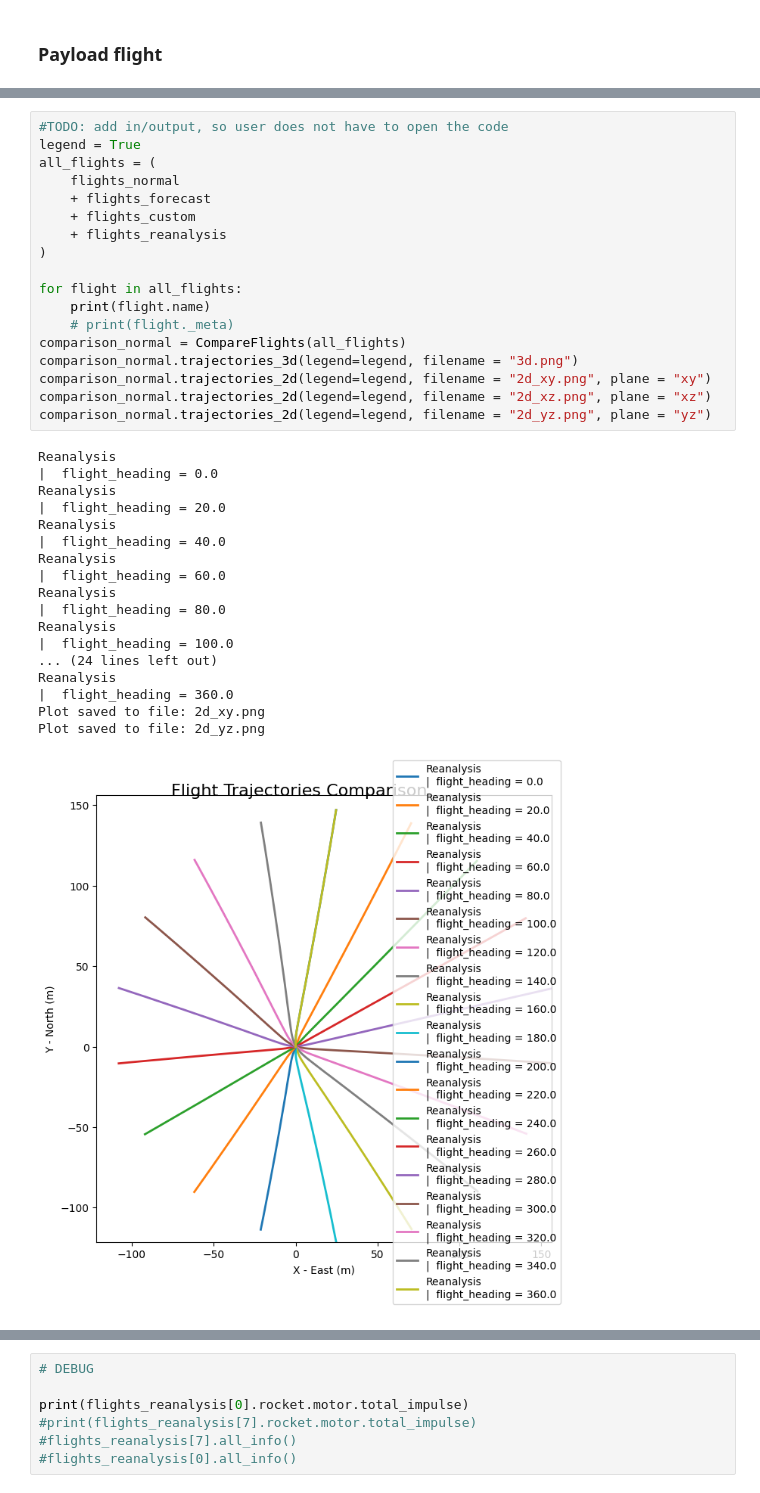
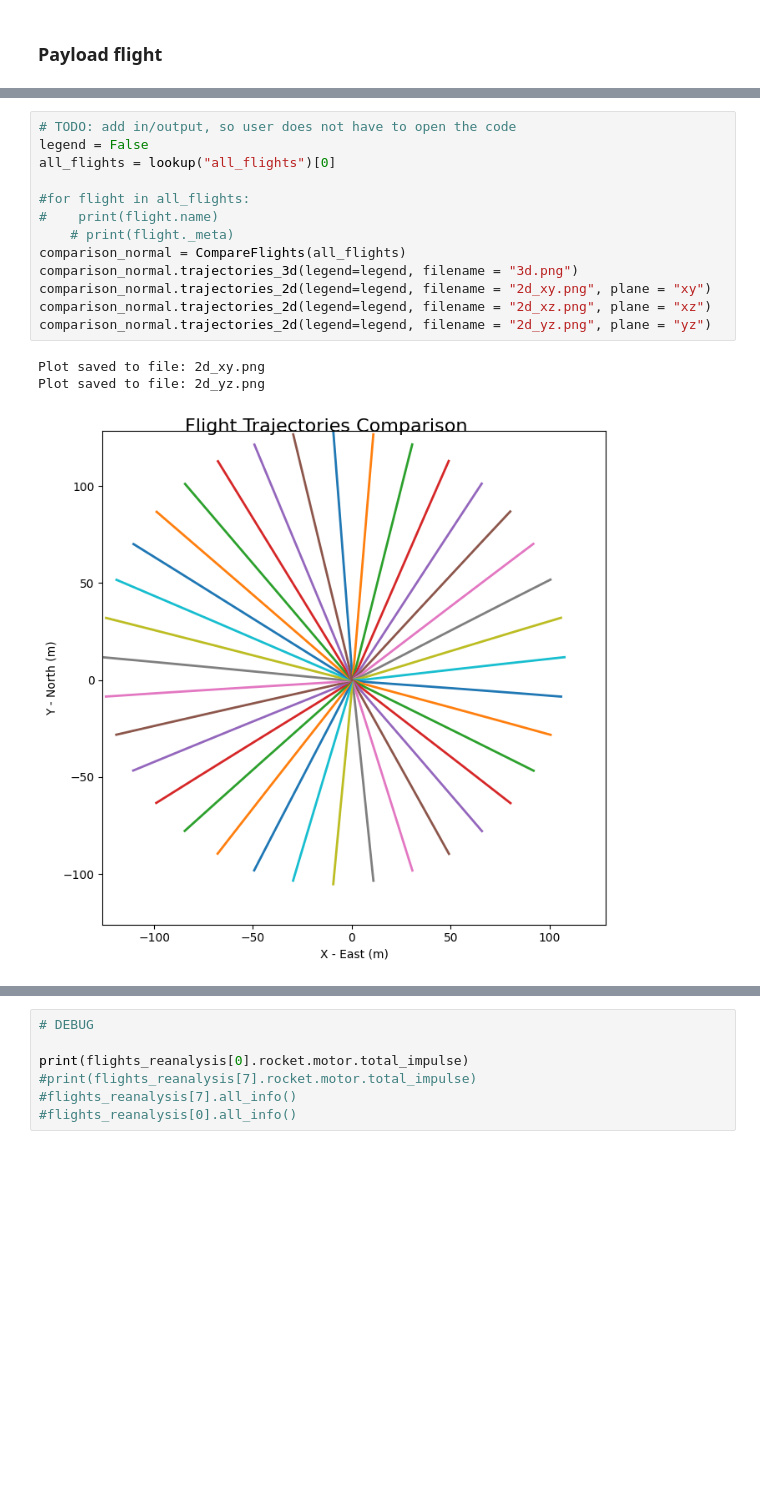
Before and after one commit to SpaceTeam/Lamarr_Flight_Simulation_RocketPy, a Jupyter notebook: Team26_RocketPy_v1_0_0.ipynb, the cells around one changed output, grey strips where cells are left out. Cells and saved outputs as stored; diff of their text form; blank space fills up the shorter version.

Commit message:
Added visual output and lookup() function

```diff
--- a/Team26_RocketPy_v1_0_0.ipynb
+++ b/Team26_RocketPy_v1_0_0.ipynb
@@ -1412,37 +1602,17 @@ dict_keys(['flight_heading', 'parachute_payload_cd_s', 'payload_mass', 'normal_f
 # %%
-#TODO: add in/output, so user does not have to open the code
-legend = True
-all_flights = (
-    flights_normal
-    + flights_forecast
-    + flights_custom
-    + flights_reanalysis
-)
+# TODO: add in/output, so user does not have to open the code
+legend = False
+all_flights = lookup("all_flights")[0]
 
-for flight in all_flights:
-    print(flight.name)
+#for flight in all_flights:
+#    print(flight.name)
     # print(flight._meta)
 comparison_normal = CompareFlights(all_flights)
 comparison_normal.trajectories_3d(legend=legend, filename = "3d.png")
 comparison_normal.trajectories_2d(legend=legend, filename = "2d_xy.png", plane = "xy")
 comparison_normal.trajectories_2d(legend=legend, filename = "2d_xz.png", plane = "xz")
 comparison_normal.trajectories_2d(legend=legend, filename = "2d_yz.png", plane = "yz")
 # %% [output]
-Reanalysis
-|  flight_heading = 0.0
-Reanalysis
-|  flight_heading = 20.0
-Reanalysis
-|  flight_heading = 40.0
-Reanalysis
-|  flight_heading = 60.0
-Reanalysis
-|  flight_heading = 80.0
-Reanalysis
-|  flight_heading = 100.0
-... (24 lines left out)
-Reanalysis
-|  flight_heading = 360.0
 Plot saved to file: 2d_xy.png
 Plot saved to file: 2d_yz.png
-[figure, old version]
+[figure, new version]
```
Also changed, not shown: parts of 29 cells of this notebook, 1 other file.
